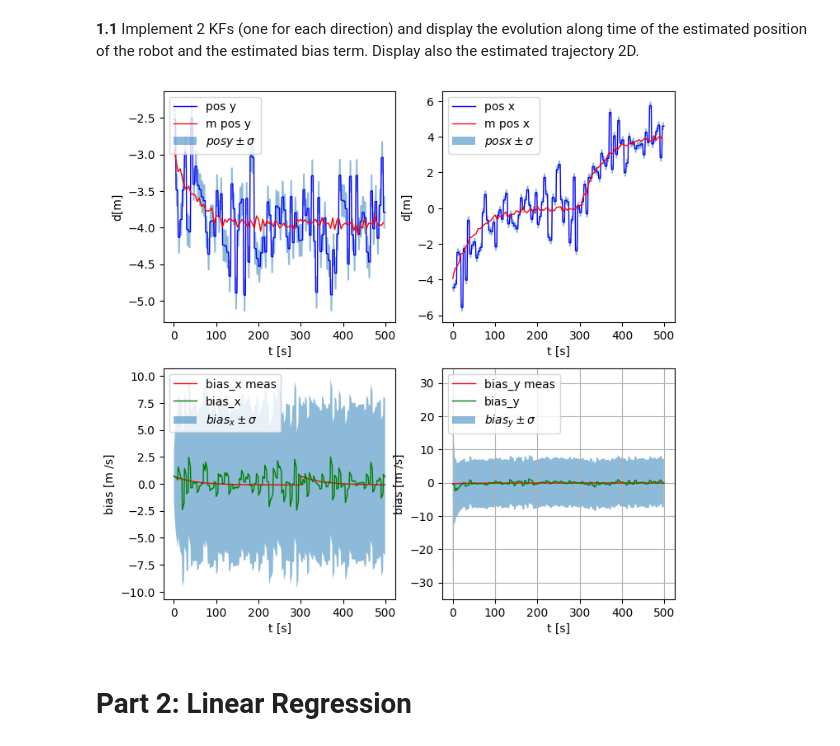
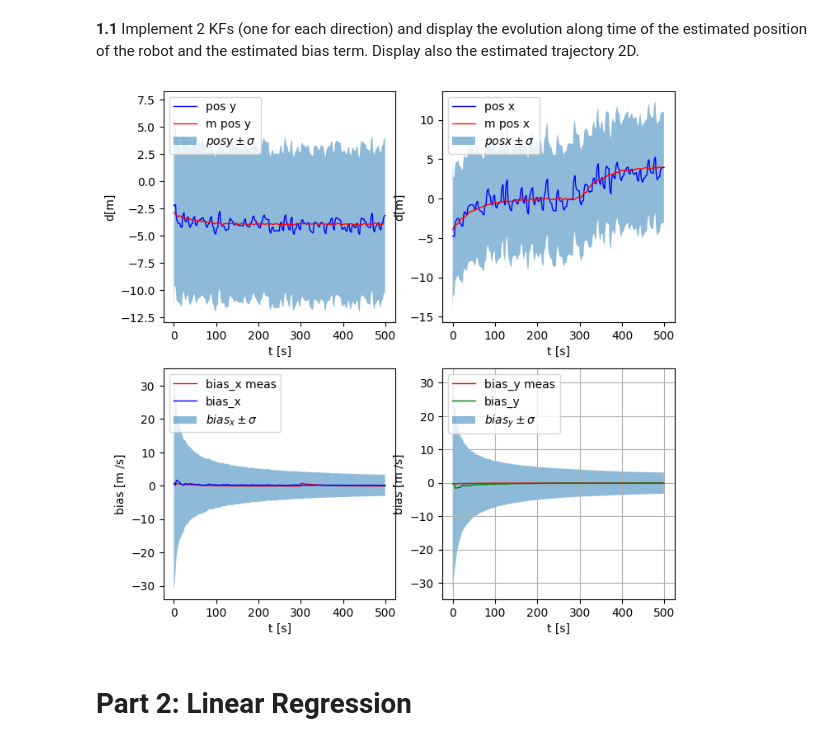
Before and after one commit to marianastvfs/ML2, a Jupyter notebook: ML_project1.ipynb, the cells around one changed output. Drawn from its saved outputs; the diff is of its cells as text; code cells hidden in the pictures.

```diff
--- a/ML_project1.ipynb
+++ b/ML_project1.ipynb
@@ -225,12 +226,12 @@ Xx = np.array([ [x[0]], [vx[0]] ])
 Xy = np.array([ [y[0]], [vy[0]] ])
 
 Px = np.array([
-    [0.0 , 0.0],
-    [0.0 , 0.0],
+    [999 , 0.0],
+    [0.0 , 999],
 ])
 Py = np.array([
-    [999.0 , 0.0],
-    [0.0 , 999.0],
+    [999 , 0.0],
+    [0.0 , 999],
 ])
 
 A = np.array([
@@ -238,11 +239,14 @@ A = np.array([
     [0.0, 1.0]
 ])
 
-B = np.array( [ [dtt], [0]])
+B = np.array( [ [dtt], [0.0]])
 
 H= np.array([ [1.0 , 0.0]])
 
-Q = np.array(np.eye(2)*5)
+Q = np.array([[50.0, 0.0],
+              [0.0, 0.0]]) #############      #testar diferentes valores
+R = np.array( [ [100] ])
+
 #
 # Kalman Filter loop
 #
@@ -288,7 +292,7 @@ for t in arange(0, N_iter):
     Ux = np.array([ [vx[t]] ])
     Uy = np.array([ [vy[t]] ])
 
-    R = np.array( [ [0.05] ])
+
 
     robot_vx = vx[t]
     robot_vy = vy[t]
@@ -371,34 +375,34 @@ plt.legend(loc='upper left')
 chart2.set_ylabel('d[m]')
 chart2.set_xlabel('t [s]')
 
 chart3 = fig.add_subplot(2,2,2)
 chart3.plot(robot_time, robot_x, label='pos x', c="b", linewidth=1)
 chart3.plot(robot_mtime, robot_mx, label='m pos x', c="r", linewidth=1)
 chart3.fill_between(robot_time, posx_down, posx_up, alpha=0.5, linewidth=1, label='$pos x\pm\sigma$')
 plt.legend(loc='upper left')
 chart3.set_ylabel('d[m]')
 chart3.set_xlabel('t [s]')
 
 chart4 = fig.add_subplot(2,2,3)
 chart4.plot(robot_time, robot_vx_meas, label='bias_x meas', c="r", linewidth=1)
 chart4.plot(robot_time, robot_vx_bias, label='bias_x', c="b", linewidth=1)
 chart4.fill_between(robot_time, robot_vx_down_bias, robot_vx_up_bias, alpha=0.5, linewidth=1, label='$bias_x\pm\sigma$')
 plt.legend(loc='upper left')
 chart4.set_ylabel('bias [m /s]')
 chart4.set_xlabel('t [s]')
 
 chart5 = fig.add_subplot(2,2,4)
 chart5.plot(robot_time, robot_vy_meas, label='bias_y meas', c="r", linewidth=1)
 chart5.plot(robot_time, robot_vy_bias, label='bias_y', c="g", linewidth=1)
 chart5.fill_between(robot_time, robot_vy_down_bias, robot_vy_up_bias, alpha=0.5, linewidth=1, label='$bias_y\pm\sigma$')
 plt.legend(loc='upper left')
 chart5.set_ylabel('bias [m /s]')
 chart5.set_xlabel('t [s]')
 
 plt.grid()
 plt.show()
 # %% [output]
-[figure, old version]
+[figure, new version]
 # %% [markdown]
 # **Part 2: Linear Regression**
 # %% [markdown]
```
Also changed, not shown: parts of 4 cells of this notebook.
